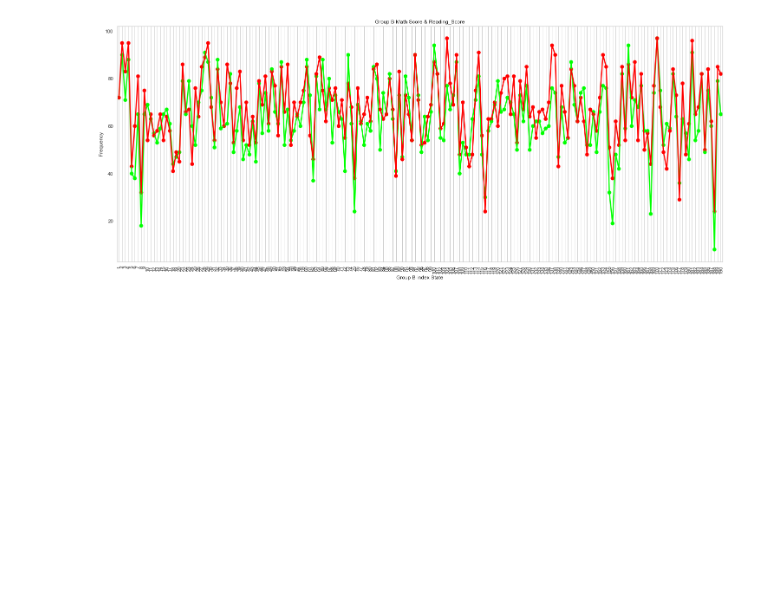
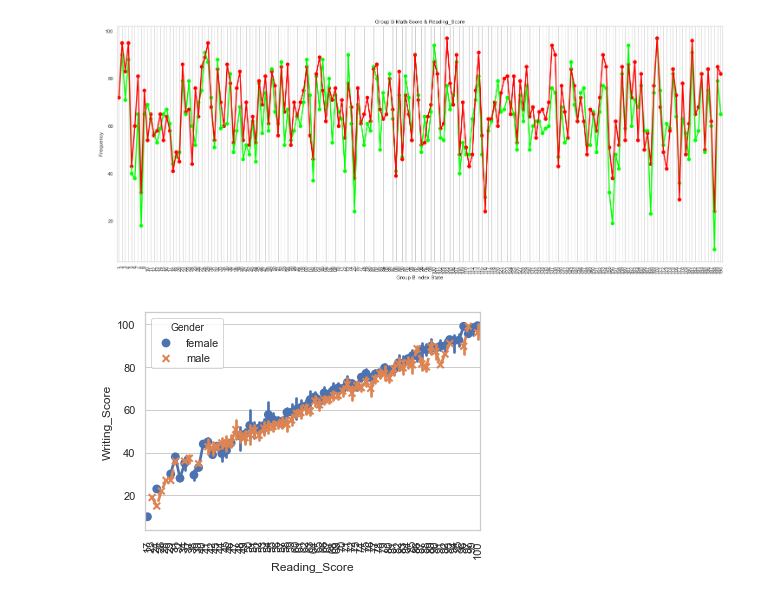
Before and after one commit to cholzkorn/data-science, a Jupyter notebook: seaborn-tutorial/main-tutorial.ipynb, the cells around one changed output. Drawn from its saved outputs; the diff is of its cells as text; code cells hidden in the pictures; blank space fills up the shorter version.

Commit message:
stopped at joint plots

```diff
--- a/seaborn-tutorial/main-tutorial.ipynb
+++ b/seaborn-tutorial/main-tutorial.ipynb
@@ -332,3 +332,10 @@ plt.grid()
 plt.show()
 # %% [output]
 [figure]
+# %%
+ax = sns.pointplot(x="Reading_Score", y="Writing_Score", hue="Gender",
+                   data=data, markers=["o", "x"], linestyles=["-", "--"])
+plt.xticks(rotation=90)
+plt.show()
+# %% [output]
+[figure, added]
```
Also changed, not shown: parts of 5 cells of this notebook.
